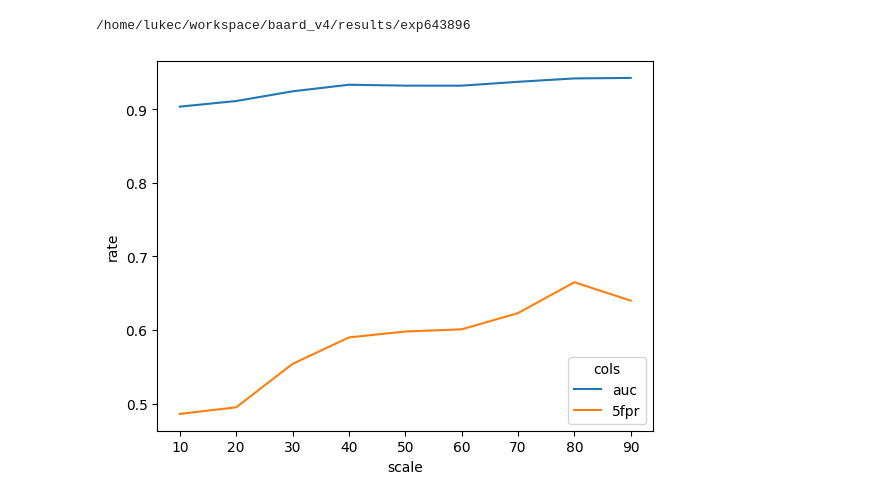
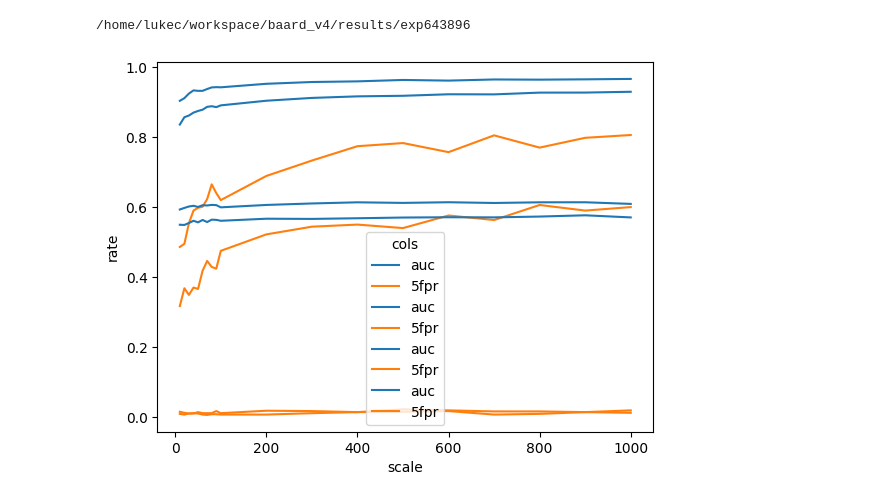
Before and after one commit to changx03/baard, a Jupyter notebook: plots/baard_tune_scale.ipynb, the cells around one changed output. Drawn from its saved outputs; the diff is of its cells as text; code cells hidden in the pictures.

```diff
--- a/plots/baard_tune_scale.ipynb
+++ b/plots/baard_tune_scale.ipynb
@@ -21,8 +21,8 @@ print(PATH_RESULTS)
 # %% [output]
 /home/lukec/workspace/baard_v4/results/exp643896
 # %%
-# SCALE_LIST = np.concatenate([np.arange(10, 100, 10), np.arange(100, 1100, 100)]).astype(float)
-SCALE_LIST = np.arange(10, 100, 10).astype(float)
+SCALE_LIST = np.concatenate([np.arange(10, 100, 10), np.arange(100, 1100, 100)]).astype(float)
+# SCALE_LIST = np.arange(10, 100, 10).astype(float)
 # %%
 def eval_scale(detector_name,
            data_name='MNIST',
@@ -47,9 +47,9 @@ def eval_scale(detector_name,
 # %%
 detector_name = 'ReliabilityStage_tuneScale'
 eval_scale(detector_name, 'MNIST', 'APGD-inf', eps='0.22')
-# eval_scale(detector_name, 'MNIST', 'APGD-2', eps='4.0')
-# eval_scale(detector_name, 'CIFAR10', 'APGD-inf', eps='0.01')
-# eval_scale(detector_name, 'CIFAR10', 'APGD-2', eps='0.3')
+eval_scale(detector_name, 'MNIST', 'APGD-2', eps='4.0')
+eval_scale(detector_name, 'CIFAR10', 'APGD-inf', eps='0.01')
+eval_scale(detector_name, 'CIFAR10', 'APGD-2', eps='0.3')
 # %% [output]
-[figure, old version]
+[figure, new version]
 # %%
```
Also changed, not shown: parts of 1 cell of this notebook.
